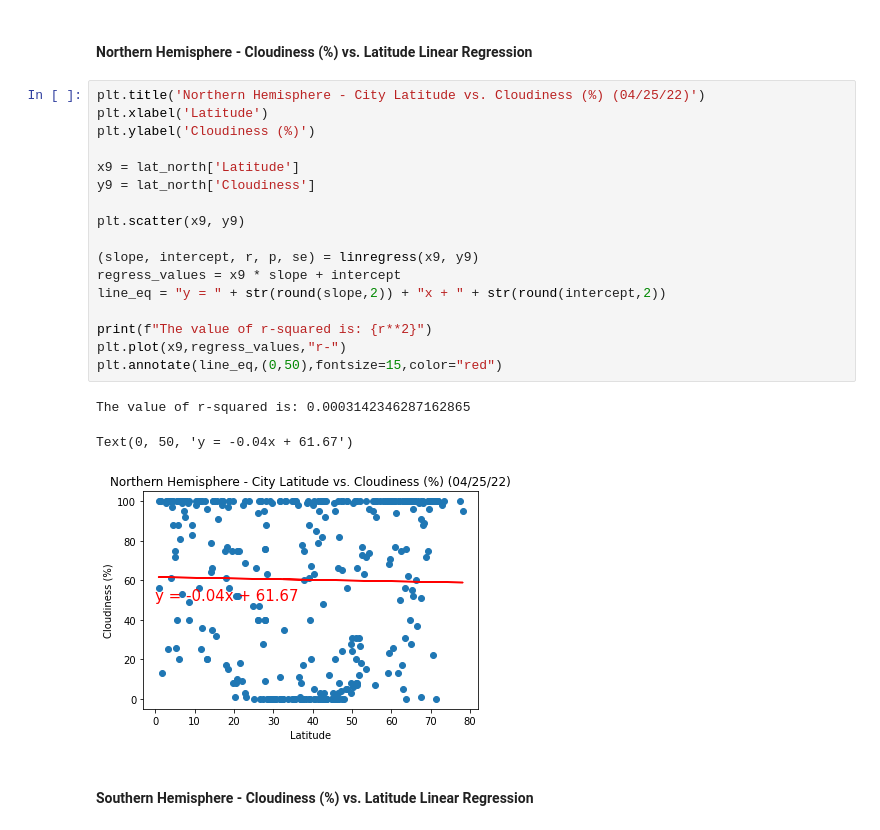
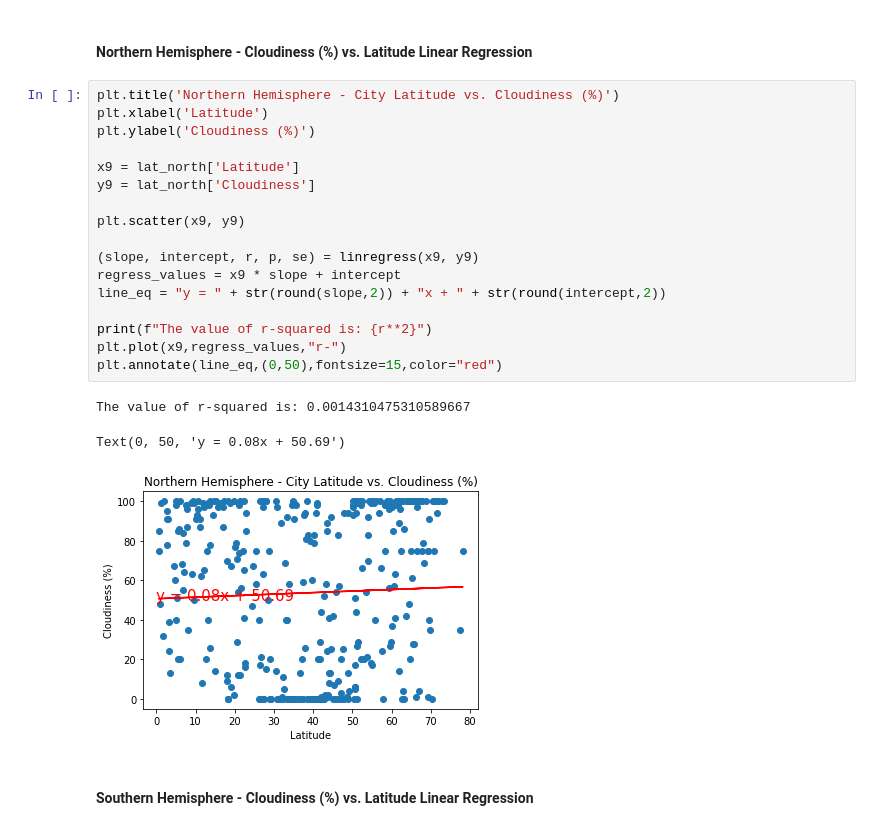
Before and after one commit to klew1230/python-api-challenge, a Jupyter notebook: WeatherPy/WeatherPy.ipynb, the cells around one changed output. Drawn from its saved outputs; the diff is of its cells as text.

```diff
--- a/WeatherPy/WeatherPy.ipynb
+++ b/WeatherPy/WeatherPy.ipynb
@@ -353,26 +353,26 @@ Text(0, 50, 'y = -0.06x + 69.91')
 # %% [markdown]
 ####  Northern Hemisphere - Cloudiness (%) vs. Latitude Linear Regression
 # %%
-plt.title('Northern Hemisphere - City Latitude vs. Cloudiness (%) (04/25/22)')
+plt.title('Northern Hemisphere - City Latitude vs. Cloudiness (%)')
 plt.xlabel('Latitude')
 plt.ylabel('Cloudiness (%)')
 
 x9 = lat_north['Latitude']
 y9 = lat_north['Cloudiness']
 
 plt.scatter(x9, y9)
 
 (slope, intercept, r, p, se) = linregress(x9, y9)
 regress_values = x9 * slope + intercept
 line_eq = "y = " + str(round(slope,2)) + "x + " + str(round(intercept,2))
 
 print(f"The value of r-squared is: {r**2}")
 plt.plot(x9,regress_values,"r-")
 plt.annotate(line_eq,(0,50),fontsize=15,color="red")
 # %% [output]
-The value of r-squared is: 0.0003142346287162865
+The value of r-squared is: 0.0014310475310589667
-Text(0, 50, 'y = -0.04x + 61.67')
+Text(0, 50, 'y = 0.08x + 50.69')
-[figure, old version]
+[figure, new version]
 # %% [markdown]
 ####  Southern Hemisphere - Cloudiness (%) vs. Latitude Linear Regression
 # %%
```
Also changed, not shown: parts of 16 cells of this notebook, 3 other files.
